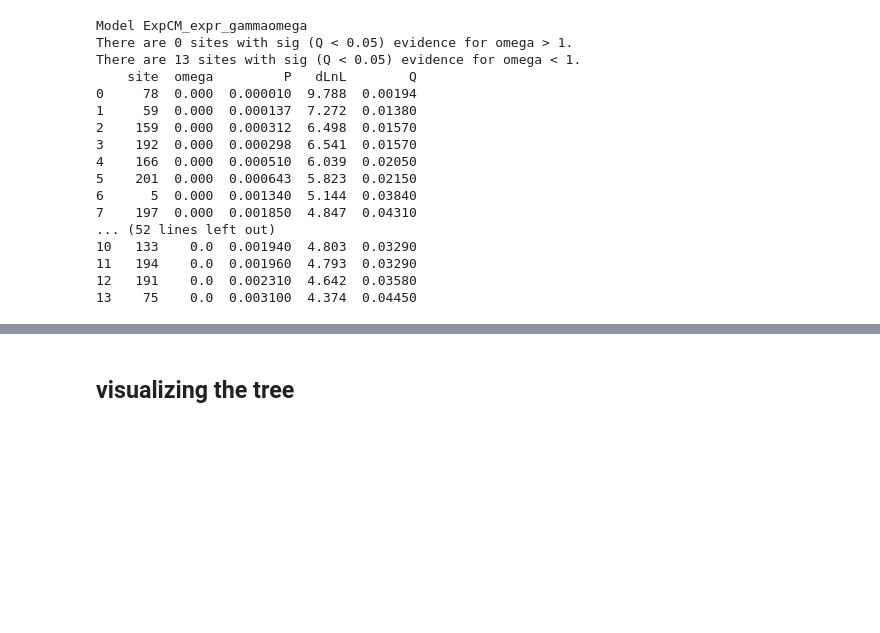
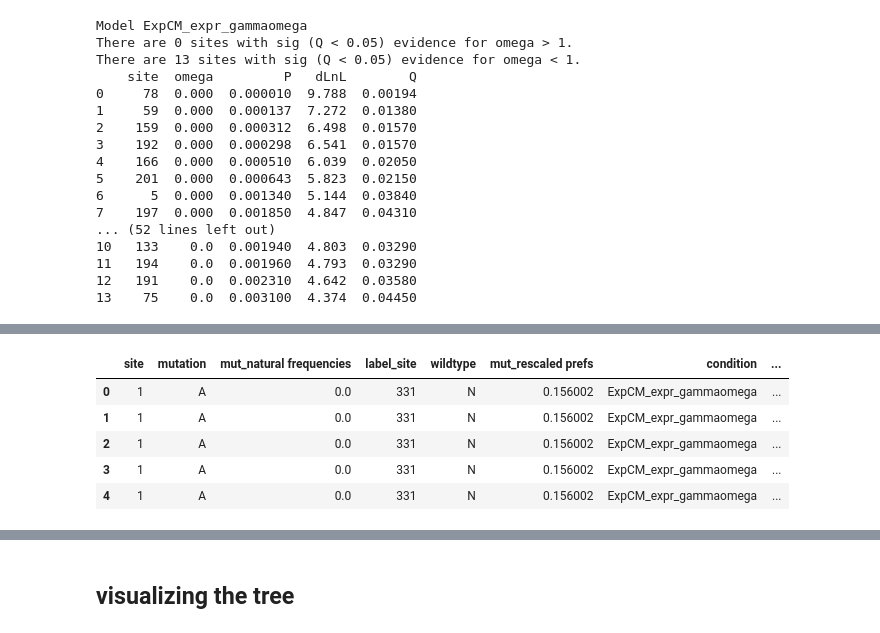
Before and after one commit to jbloomlab/SARS-CoV-phydms, a Jupyter notebook: phydms.ipynb, the cells around one changed output, grey strips where cells are left out. Cells and saved outputs as stored; diff of their text form; code cells hidden in the pictures; blank space fills up the shorter version.

```diff
--- a/phydms.ipynb
+++ b/phydms.ipynb
@@ -217,0 +234,11 @@ final.head()
+# %%
+df = pd.merge(final, rescaled_prefs, on=['site', 'mutation'])
+df = pd.merge(df, omega, on=['site', 'condition'])
+df.head()
+# %% [output]
+|  | site | mutation | mut_natural frequencies | label_site | wildtype | mut_rescaled prefs | condition | ... |
+| 0 | 1 | A | 0.0 | 331 | N | 0.156002 | ExpCM_expr_gammaomega | ... |
+| 1 | 1 | A | 0.0 | 331 | N | 0.156002 | ExpCM_expr_gammaomega | ... |
+| 2 | 1 | A | 0.0 | 331 | N | 0.156002 | ExpCM_expr_gammaomega | ... |
+| 3 | 1 | A | 0.0 | 331 | N | 0.156002 | ExpCM_expr_gammaomega | ... |
+| 4 | 1 | A | 0.0 | 331 | N | 0.156002 | ExpCM_expr_gammaomega | ... |
```
Also changed, not shown: parts of 11 cells of this notebook, 1 other file.
